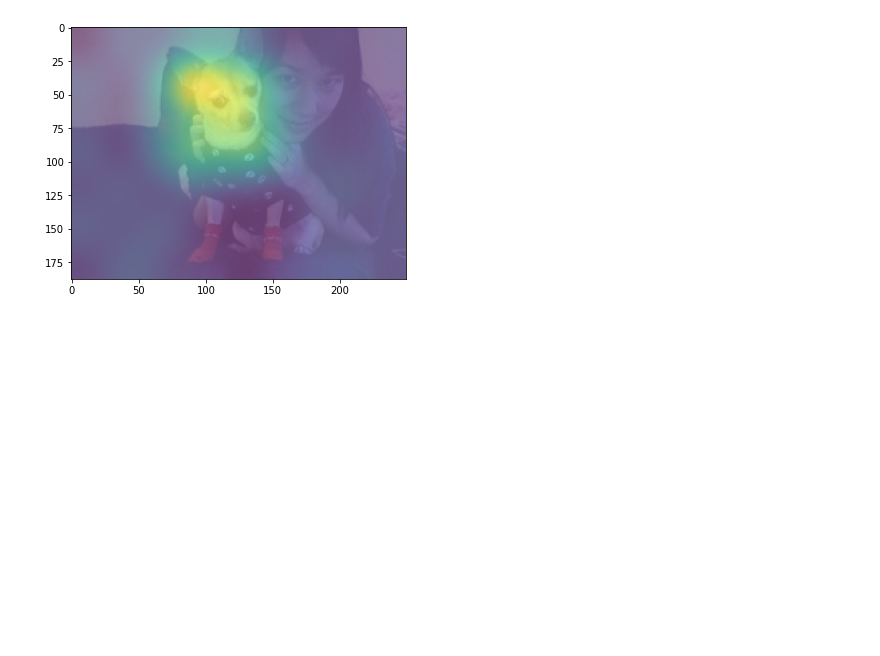
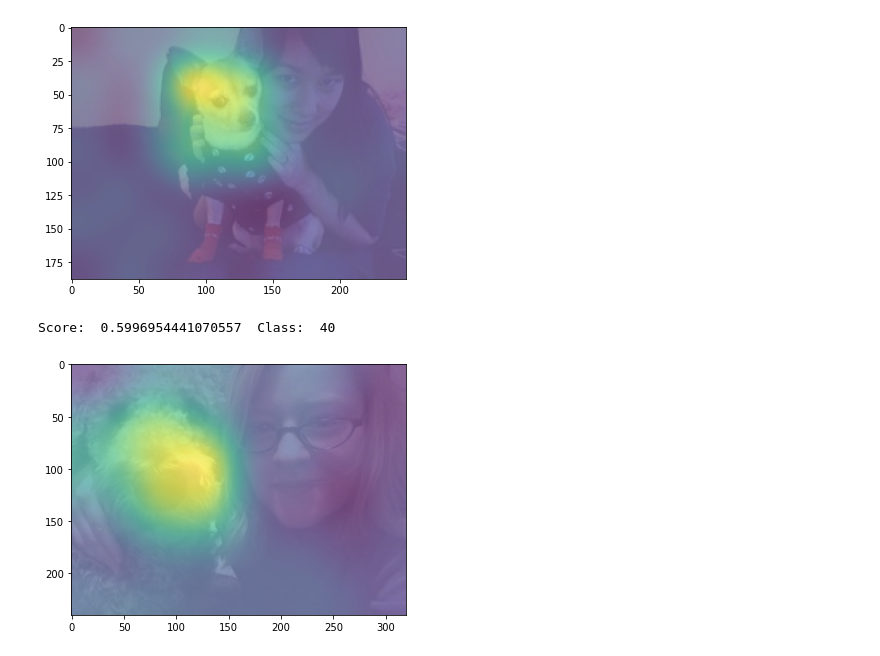
Before and after one commit to tiskus333/SNR_ResNet50, a Jupyter notebook: cam.ipynb, the cells around one changed output. Saved outputs shown, nothing was run; the diff lists cells and outputs as text; code cells hidden in the pictures; blank space fills up the shorter version.

Commit message:
encapsulated cam in one function

```diff
--- a/cam.ipynb
+++ b/cam.ipynb
@@ -178,3 +183,29 @@ plt.imshow(resized_cam, alpha=0.6)
 plt.show()
 # %% [output]
 [figure]
+# %%
+def getCAM(img, model=None):
+    assert(model != None)
+    input_tensor = transform(img).unsqueeze(0).to(device)
+    model = model.eval()
+    out = model(input_tensor)
+    probs = torch.nn.functional.softmax(out[0], dim=0)
+    score, _class = torch.max(probs, dim=0)
+    print("Score: ", score.item(), " Class: ", _class.item())
+    feature_maps = fb.features
+    weights_and_biases = list(model._modules.get('fc').parameters())
+    class_weights = weights_and_biases[0][_class]
+    class_weights = class_weights.reshape((-1, 1, 1))
+    feature_maps = feature_maps.flatten(start_dim=0, end_dim=1)
+    class_activation_maps = np.array(torch.sum(feature_maps * class_weights, dim=0).detach().cpu(), dtype=np.float32)
+    resized_cam = cv2.resize(class_activation_maps, dsize=img.size, interpolation=cv2.INTER_LANCZOS4)
+    plt.figure(figsize=(6, 6))
+    plt.imshow(img, alpha=0.4)
+    plt.imshow(resized_cam, alpha=0.6)
+    return plt
+# %%
+image = Image.open("Images/n02096051-Airedale/n02096051_4991.jpg").convert("RGB")
+getCAM(image,model).show()
+# %% [output]
+Score:  0.5996954441070557  Class:  40
+[figure, added]
```
Also changed, not shown: parts of 4 cells of this notebook.
